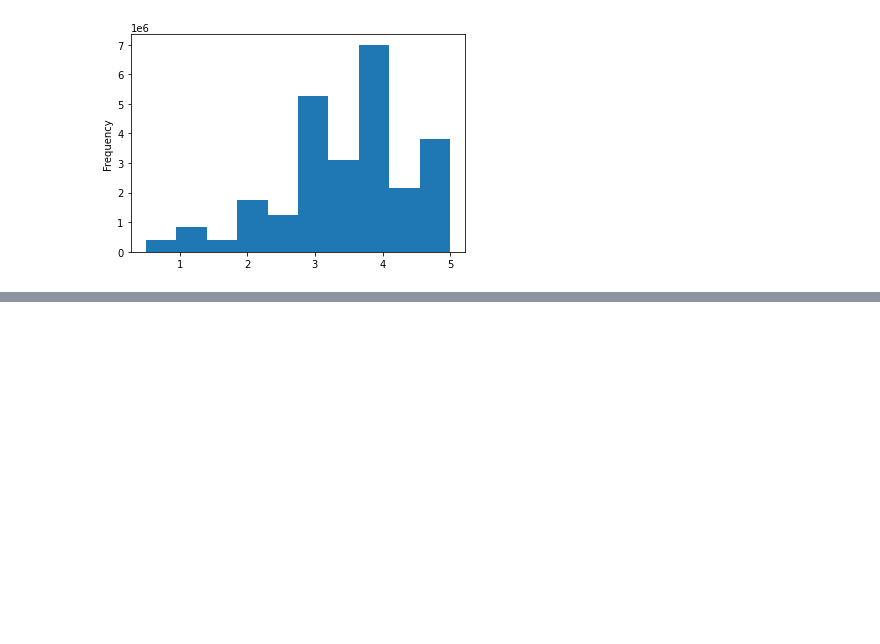
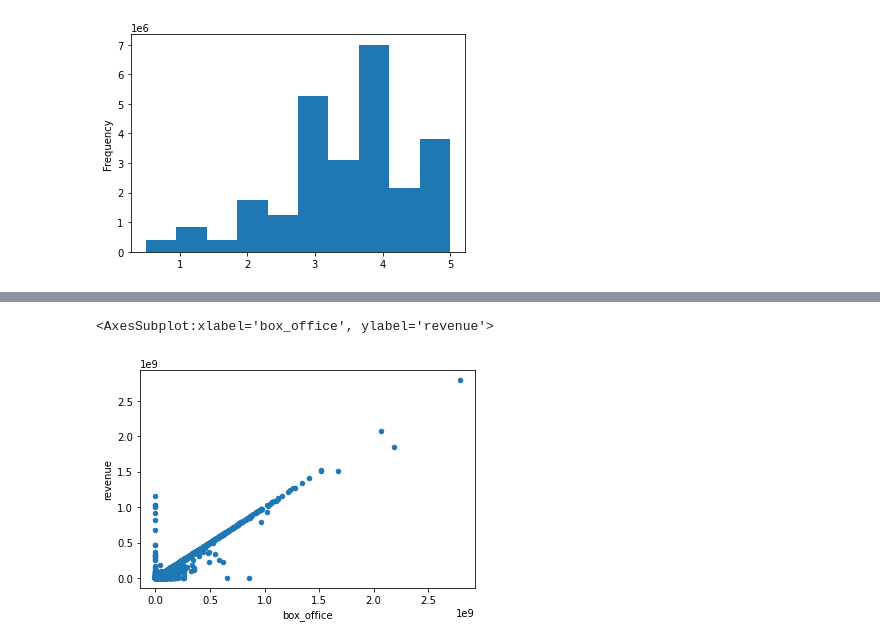
Before and after one commit to likenberry/Movies-ETL, a Jupyter notebook: Movielens_Extract.ipynb, the cells around one changed output, grey strips where cells are left out. Saved outputs shown, nothing was run; the diff lists cells and outputs as text; code cells hidden in the pictures; blank space fills up the shorter version.

```diff
--- a/Movielens_Extract.ipynb
+++ b/Movielens_Extract.ipynb
@@ -843,0 +911,6 @@ Name: rating, dtype: float64
+# %%
+# Looking at box office with scatter plot and fill missing values with zeros
+movies_df.fillna(0).plot(x='box_office', y='revenue', kind='scatter')
+# %% [output]
+<AxesSubplot:xlabel='box_office', ylabel='revenue'>
+[figure, added]
```
Also changed, not shown: parts of 24 cells of this notebook.
